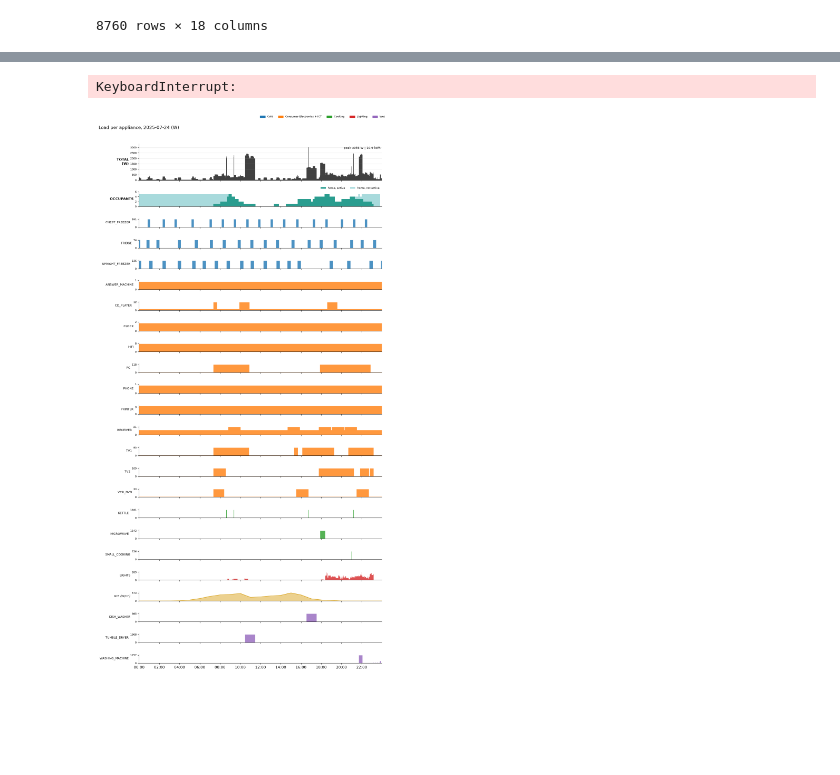
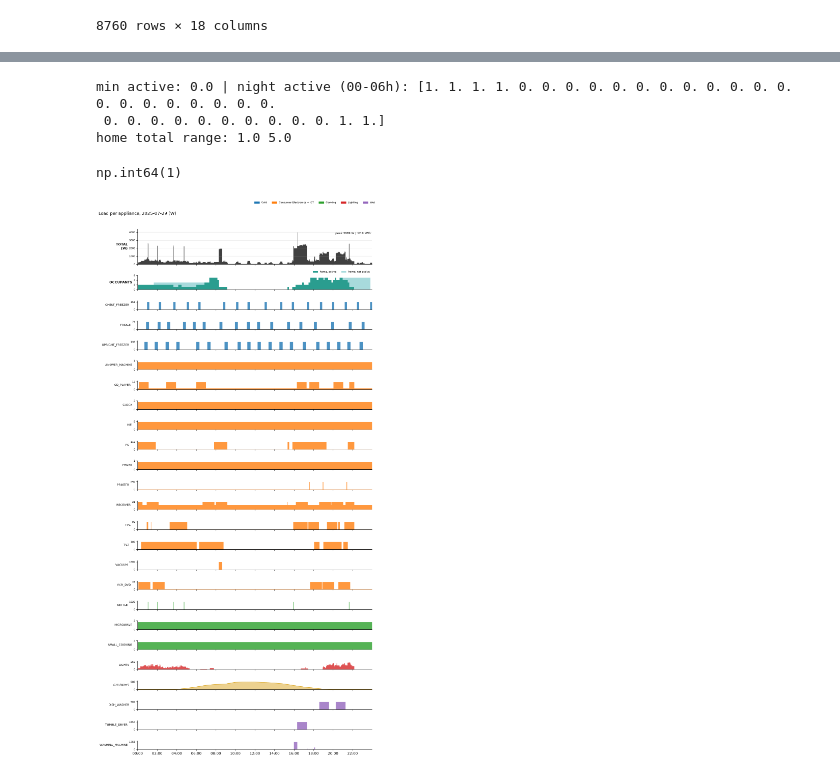
Before and after one commit to NV717/tsorb_simuflex, a Jupyter notebook: examples/CREST_simple.ipynb, the cells around one changed output, grey strips where cells are left out. Drawn from its saved outputs; the diff is of its cells as text; code cells hidden in the pictures; blank space fills up the shorter version.

```diff
--- a/examples/CREST_simple.ipynb
+++ b/examples/CREST_simple.ipynb
@@ -73,7 +53,5 @@ single.owned_appliances
 # %%
-load = single.run_for_year(2025)
+#load = single.run_for_year(2025)
-# %% [output]
-KeyboardInterrupt:
 # %%
 res = single.get_rescheduled_profiles(2025)
 water = [a.get_key for a in single.app_model.loads if a.type_name == "Water heating"]
@@ -89,6 +67,20 @@ occ = pd.DataFrame(
 # %%
 types = {a.get_key: a.type_name for a in single.app_model.loads
          if a.type_name != "Water heating"}
+# %%
+doy = pd.Timestamp("2025-07-28").dayofyear
+a  = single.occ_active.reshape(-1, 144)[doy - 1]
+na = single.occ_not_active.reshape(-1, 144)[doy - 1]
+print("min active:", a.min(), "| night active (00-06h):", a[:36])
+print("home total range:", (a + na).min(), (a + na).max())
+# %% [output]
+min active: 0.0 | night active (00-06h): [1. 1. 1. 1. 0. 0. 0. 0. 0. 0. 0. 0. 0. 0. 0. 0. 0. 0. 0. 0. 0. 0. 0. 0.
+ 0. 0. 0. 0. 0. 0. 0. 0. 0. 0. 1. 1.]
+home total range: 1.0 5.0
+# %%
+(single.occ_active.reshape(-1, 144).min(1) > 0).sum()
+# %% [output]
+np.int64(1)
 # %%
 import matplotlib.pyplot as plt
 import matplotlib.dates as mdates
@@ -185,6 +177,6 @@ def plot_resolved_day(load_resolved, day, types=None, min_peak=0.0, path=None, g
     #return fig
 # %%
 ghi= weather["GHI"].resample("1min").mean().interpolate()
-plot_resolved_day(res_plot, "2025-07-24", types, ghi=ghi, occ=occ)
+plot_resolved_day(res_plot, "2025-07-29", types, ghi=ghi, occ=occ)
 # %% [output]
-[figure, old version]
+[figure, new version]
```
Also changed, not shown: parts of 2 cells of this notebook, 1 other file.
